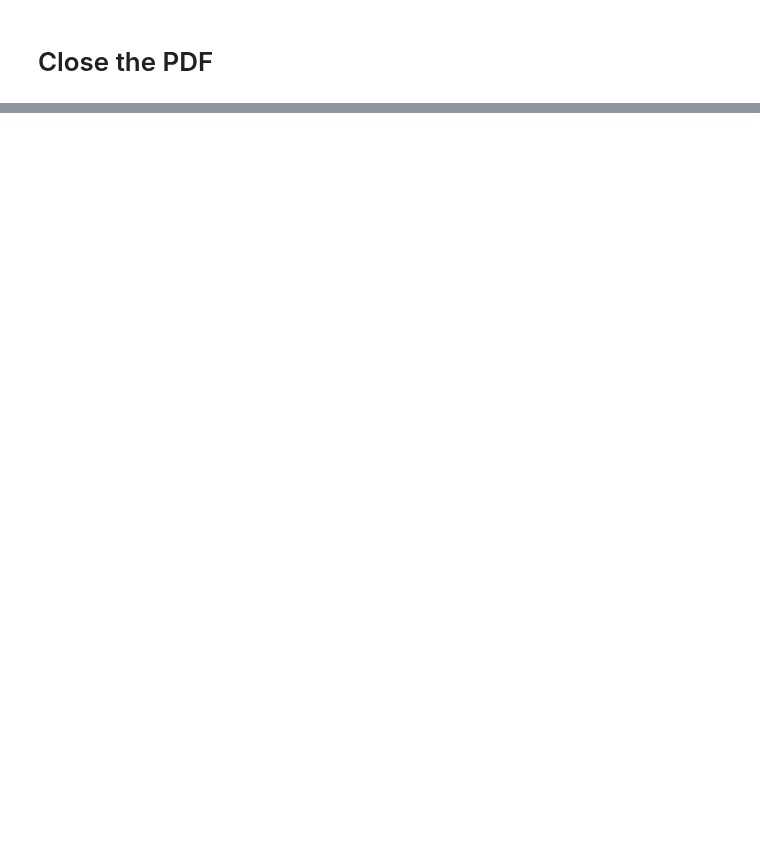
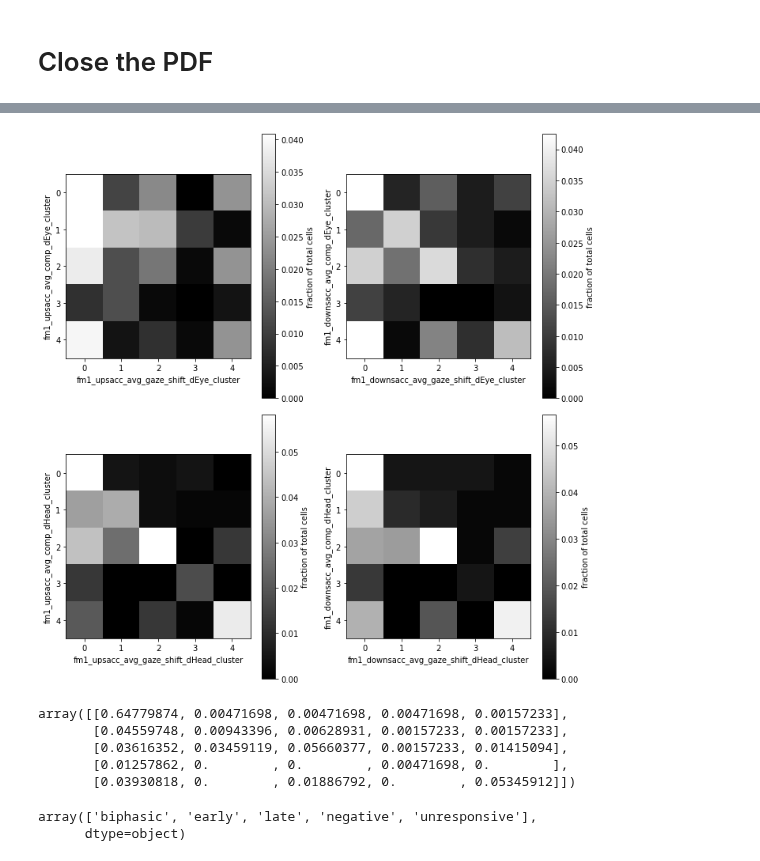
Before and after one commit to nielllab/FreelyMovingEphys, a Jupyter notebook: project_analysis/ephys/phil_group_ephys_analysis.ipynb, the cells around one changed output, grey strips where cells are left out. Cells and saved outputs as stored; diff of their text form; code cells hidden in the pictures; blank space fills up the shorter version.

```diff
--- a/project_analysis/ephys/phil_group_ephys_analysis.ipynb
+++ b/project_analysis/ephys/phil_group_ephys_analysis.ipynb
@@ -147,0 +300,49 @@ pp.close()
+# %%
+rec = 'fm1'
+fig, axs = plt.subplots(2,2,figsize=(10,10))
+axs=axs.ravel()
+cnt=0
+comp_remap = [3.,0.,2.,4.,1.]
+for eh in eye_head:
+    for s,sac in enumerate(sacs):
+
+        up_clust = 'fm1_%s_avg_gaze_shift_%s_cluster' % (sac,eh)
+        down_clust = 'fm1_%s_avg_comp_%s_cluster' % (sac,eh)
+
+
+        comp_remap_type = []
+        for index,row in df.iterrows():
+            comp_remap_type.append(comp_remap[int(row[down_clust])])
+
+        df['comp_remap_type'] = comp_remap_type
+
+        delta_array = np.zeros([5,5])
+        for index,row in df.iterrows():
+            up_ind = int(row[up_clust])
+            down_ind = int(row['comp_remap_type'])
+            delta_array[up_ind,down_ind] = delta_array[up_ind,down_ind] + 1
+        delta_array /= len(df)
+
+        da = delta_array.copy()
+        idx = np.unravel_index(np.argmax(da), da.shape)
+        da[idx[0],idx[1]]=0
+
+        ax = axs[cnt]
+        pos = ax.imshow(delta_array,cmap='gray',vmin=0,vmax=np.amax(da))
+        ax.set_xlabel(up_clust)
+        ax.set_ylabel(down_clust)
+        cbar = plt.colorbar(pos,ax=ax)
+        cbar.set_label('fraction of total cells')
+
+        cnt+=1
+fig.tight_layout()
+# %% [output]
+[figure, added]
+# %%
+delta_array
+# %% [output]
+array([[0.64779874, 0.00471698, 0.00471698, 0.00471698, 0.00157233],
+       [0.04559748, 0.00943396, 0.00628931, 0.00157233, 0.00157233],
+       [0.03616352, 0.03459119, 0.05660377, 0.00157233, 0.01415094],
+       [0.01257862, 0.        , 0.        , 0.00471698, 0.        ],
+       [0.03930818, 0.        , 0.01886792, 0.        , 0.05345912]])
@@ -147,0 +352,5 @@ pp.close()
+# %%
+np.unique(df[up_clust])
+# %% [output]
+array(['biphasic', 'early', 'late', 'negative', 'unresponsive'],
+      dtype=object)
```
Also changed, not shown: parts of 16 cells of this notebook.
